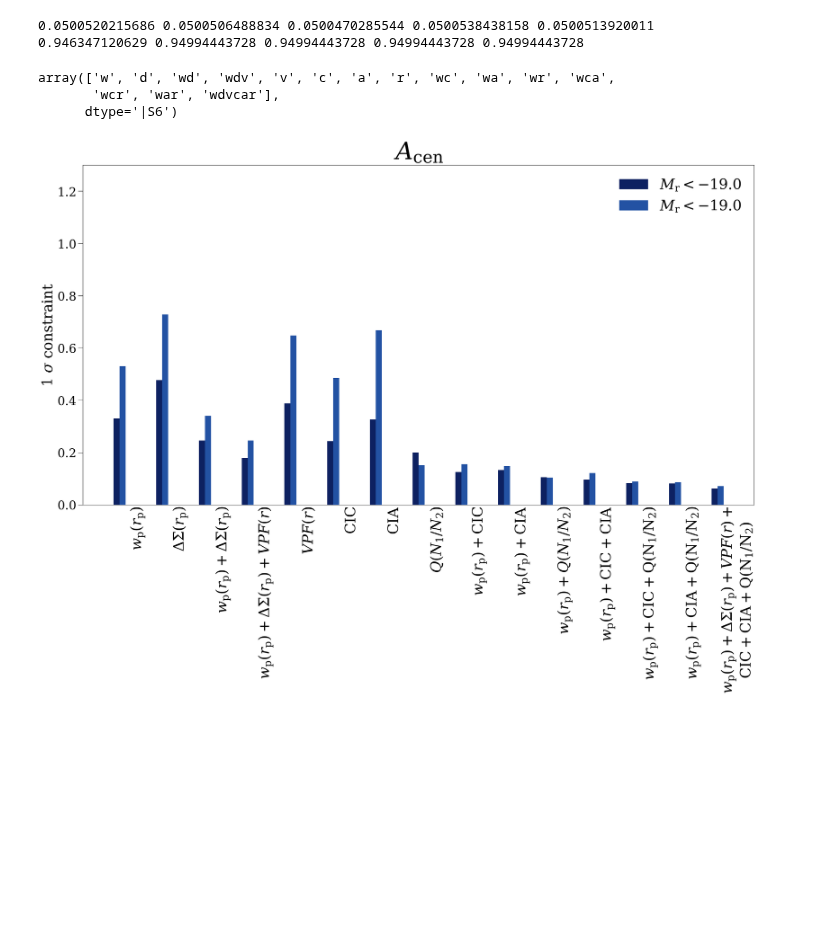
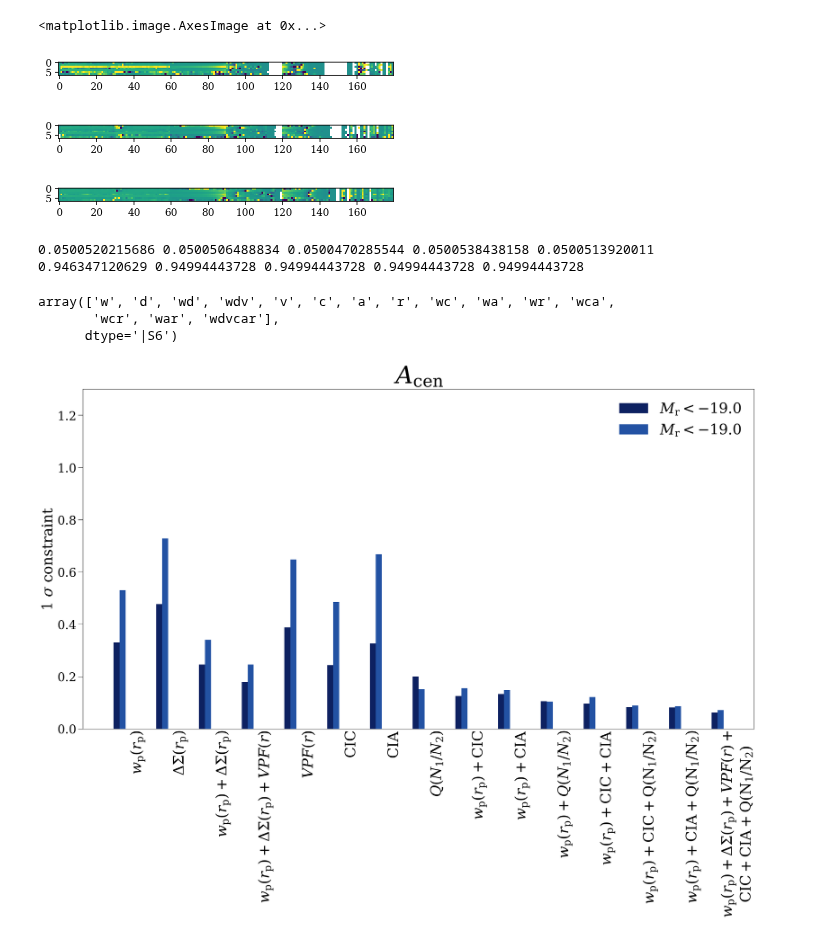
Before and after one commit to KuanWang-Astro/Fisher-paper-version, a Jupyter notebook: Fit_average_curve.ipynb, the cells around one changed output. Saved outputs shown, nothing was run; the diff lists cells and outputs as text; code cells hidden in the pictures; blank space fills up the shorter version.

```diff
--- a/Fit_average_curve.ipynb
+++ b/Fit_average_curve.ipynb
@@ -137,6 +142,18 @@ for i in range(7):
         locfit_average_curve_dict[th][i,j],\
         locfit01_average_curve_dict[th][i,j],\
         gcva_dict[th][i,j] = plot_save(i,j,th)
+# %%
+plt.figure()
+plt.imshow(locfit01_average_curve_dict['-21.0']/locfit01_average_curve_dict['-20.5'],vmin=-5,vmax=5)
+plt.figure()
+plt.imshow(locfit01_average_curve_dict['-20.5']/locfit01_average_curve_dict['-20.0'],vmin=-5,vmax=5)
+plt.figure()
+plt.imshow(locfit01_average_curve_dict['-20.0']/locfit01_average_curve_dict['-19.5'],vmin=-5,vmax=5)
+# %% [output]
+<matplotlib.image.AxesImage at 0x...>
+[figure, added]
+[figure, added]
+[figure, added]
 # %%
 print np.min(gcva_dict['-19.0']),np.min(gcva_dict['-19.5']),np.min(gcva_dict['-20.0']),np.min(gcva_dict['-20.5']),np.min(gcva_dict['-21.0'])
 print np.max(gcva_dict['-19.0']),np.max(gcva_dict['-19.5']),np.max(gcva_dict['-20.0']),np.max(gcva_dict['-20.5']),np.max(gcva_dict['-21.0'])
```
Also changed, not shown: parts of 1 cell of this notebook, 23 other files.
